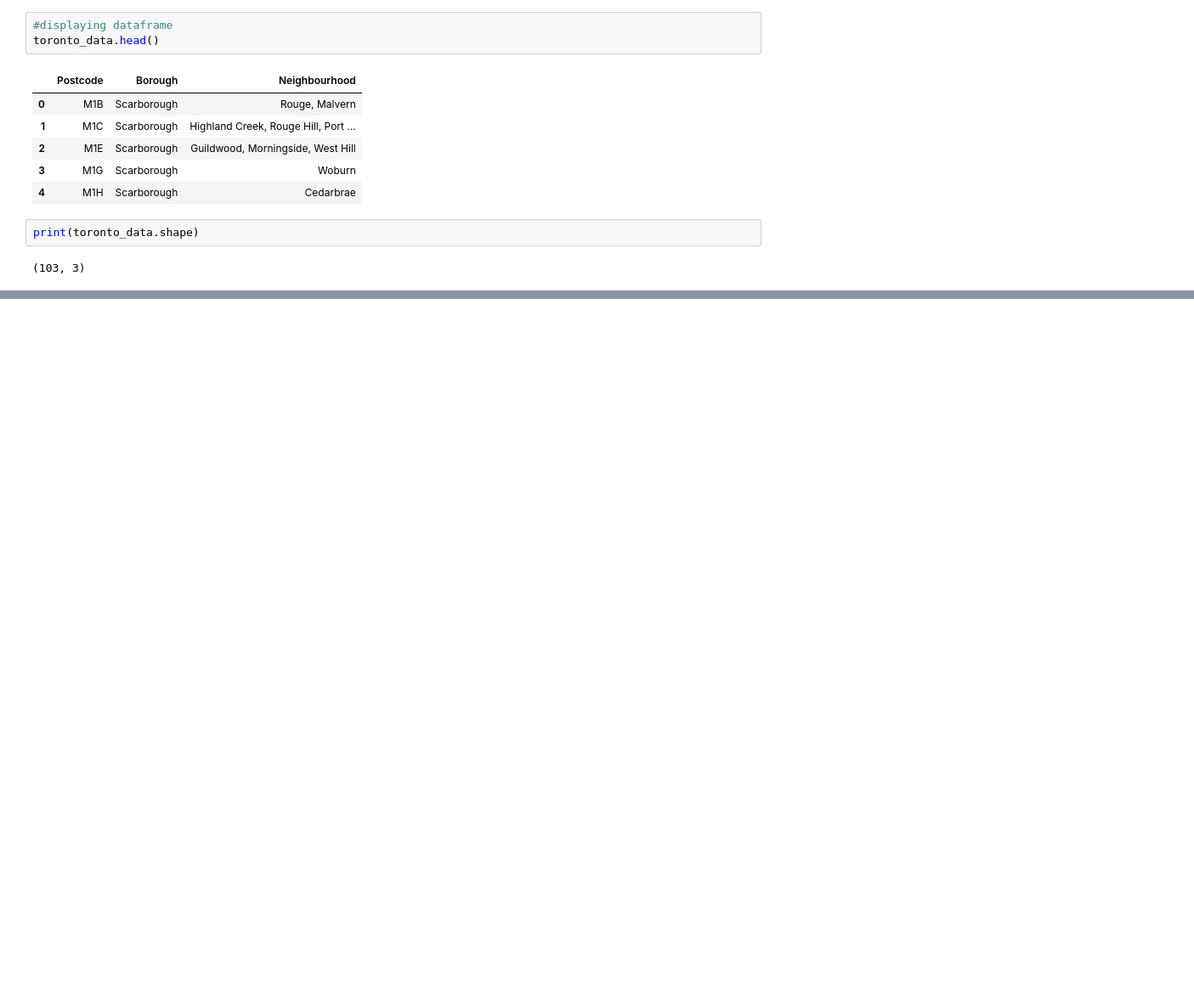
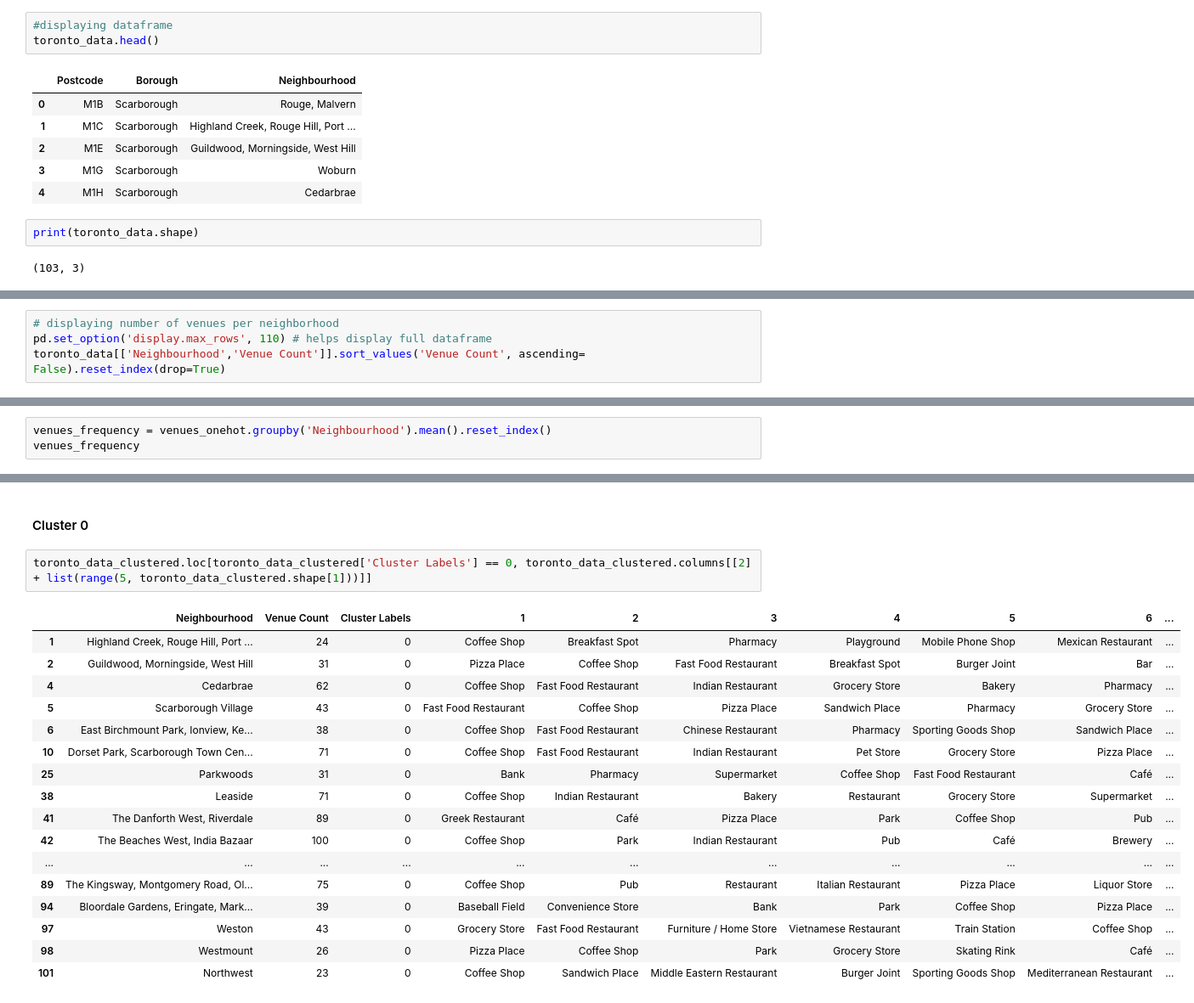
Before and after one commit to Sergio-f-Conde/Coursera_Capstone, a Jupyter notebook: Toronto_City_Data.ipynb, the cells around one changed output, grey strips where cells are left out. Shown at 85% size. Cells and saved outputs as stored; diff of their text form; blank space fills up the shorter version.

```diff
--- a/Toronto_City_Data.ipynb
+++ b/Toronto_City_Data.ipynb
@@ -84,0 +312,4 @@ print(toronto_data.shape)
+# %%
+# displaying number of venues per neighborhood
+pd.set_option('display.max_rows', 110) # helps display full dataframe
+toronto_data[['Neighbourhood','Venue Count']].sort_values('Venue Count', ascending= False).reset_index(drop=True)
@@ -84,0 +361,3 @@ print(toronto_data.shape)
+# %%
+venues_frequency = venues_onehot.groupby('Neighbourhood').mean().reset_index()
+venues_frequency
@@ -84,0 +520,22 @@ print(toronto_data.shape)
+# %% [markdown]
+#### Cluster 0
+# %%
+toronto_data_clustered.loc[toronto_data_clustered['Cluster Labels'] == 0, toronto_data_clustered.columns[[2] + list(range(5, toronto_data_clustered.shape[1]))]]
+# %% [output]
+|  | Neighbourhood | Venue Count | Cluster Labels | 1 | 2 | 3 | 4 | 5 | 6 | ... |
+| 1 | Highland Creek, Rouge Hill, Port ... | 24 | 0 | Coffee Shop | Breakfast Spot | Pharmacy | Playground | Mobile Phone Shop | Mexican Restaurant | ... |
+| 2 | Guildwood, Morningside, West Hill | 31 | 0 | Pizza Place | Coffee Shop | Fast Food Restaurant | Breakfast Spot | Burger Joint | Bar | ... |
+| 4 | Cedarbrae | 62 | 0 | Coffee Shop | Fast Food Restaurant | Indian Restaurant | Grocery Store | Bakery | Pharmacy | ... |
+| 5 | Scarborough Village | 43 | 0 | Fast Food Restaurant | Coffee Shop | Pizza Place | Sandwich Place | Pharmacy | Grocery Store | ... |
+| 6 | East Birchmount Park, Ionview, Ke... | 38 | 0 | Coffee Shop | Fast Food Restaurant | Chinese Restaurant | Pharmacy | Sporting Goods Shop | Sandwich Place | ... |
+| 10 | Dorset Park, Scarborough Town Cen... | 71 | 0 | Coffee Shop | Fast Food Restaurant | Indian Restaurant | Pet Store | Grocery Store | Pizza Place | ... |
+| 25 | Parkwoods | 31 | 0 | Bank | Pharmacy | Supermarket | Coffee Shop | Fast Food Restaurant | Café | ... |
+| 38 | Leaside | 71 | 0 | Coffee Shop | Indian Restaurant | Bakery | Restaurant | Grocery Store | Supermarket | ... |
+| 41 | The Danforth West, Riverdale | 89 | 0 | Greek Restaurant | Café | Pizza Place | Park | Coffee Shop | Pub | ... |
+| 42 | The Beaches West, India Bazaar | 100 | 0 | Coffee Shop | Park | Indian Restaurant | Pub | Café | Brewery | ... |
+| ... | ... | ... | ... | ... | ... | ... | ... | ... | ... | ... |
+| 89 | The Kingsway, Montgomery Road, Ol... | 75 | 0 | Coffee Shop | Pub | Restaurant | Italian Restaurant | Pizza Place | Liquor Store | ... |
+| 94 | Bloordale Gardens, Eringate, Mark... | 39 | 0 | Baseball Field | Convenience Store | Bank | Park | Coffee Shop | Pizza Place | ... |
+| 97 | Weston | 43 | 0 | Grocery Store | Fast Food Restaurant | Furniture / Home Store | Vietnamese Restaurant | Train Station | Coffee Shop | ... |
+| 98 | Westmount | 26 | 0 | Pizza Place | Coffee Shop | Park | Grocery Store | Skating Rink | Café | ... |
+| 101 | Northwest | 23 | 0 | Coffee Shop | Sandwich Place | Middle Eastern Restaurant | Burger Joint | Sporting Goods Shop | Mediterranean Restaurant | ... |
```
Also changed, not shown: parts of 52 cells of this notebook.
